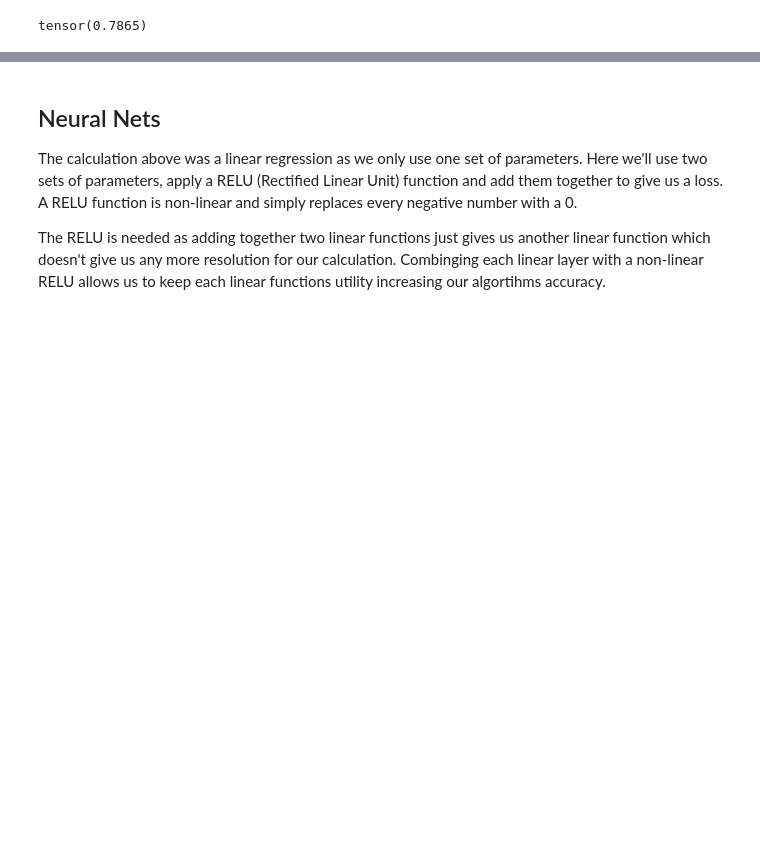
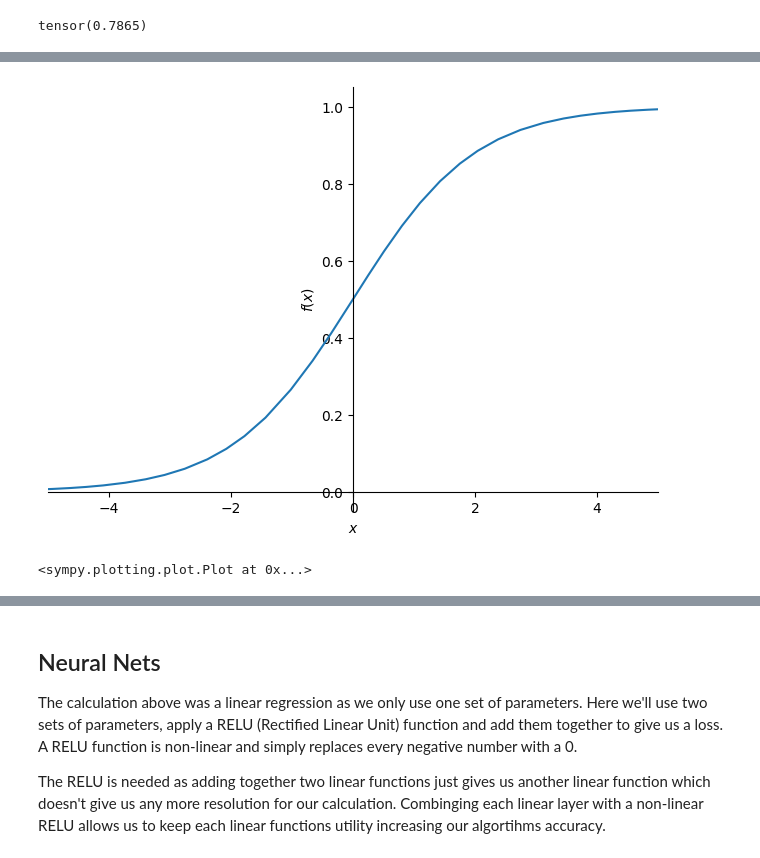
Before and after one commit to Deco354/titanic-numpy-neuralnet, a Jupyter notebook: pytorch-titanic.ipynb, the cells around one changed output, grey strips where cells are left out. Saved outputs shown, nothing was run; the diff lists cells and outputs as text; code cells hidden in the pictures; blank space fills up the shorter version.

```diff
--- a/pytorch-titanic.ipynb
+++ b/pytorch-titanic.ipynb
@@ -465,0 +474,6 @@ We're 77% accurate which is pretty good going.
+# %%
+import sympy
+sympy.plot("1/(1+exp(-x))", xlim=(-5,5))
+# %% [output]
+[figure, added]
+<sympy.plotting.plot.Plot at 0x...>
```
Also changed, not shown: parts of 13 cells of this notebook.
